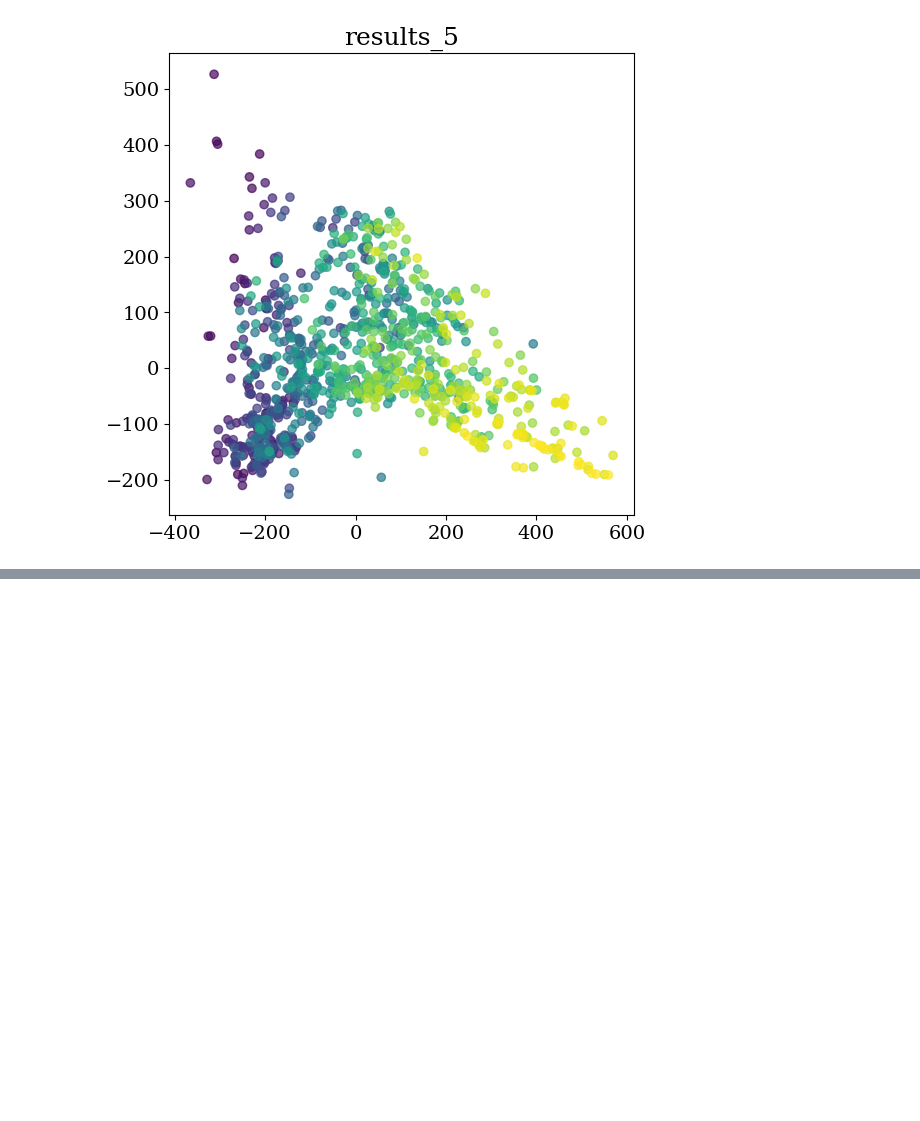
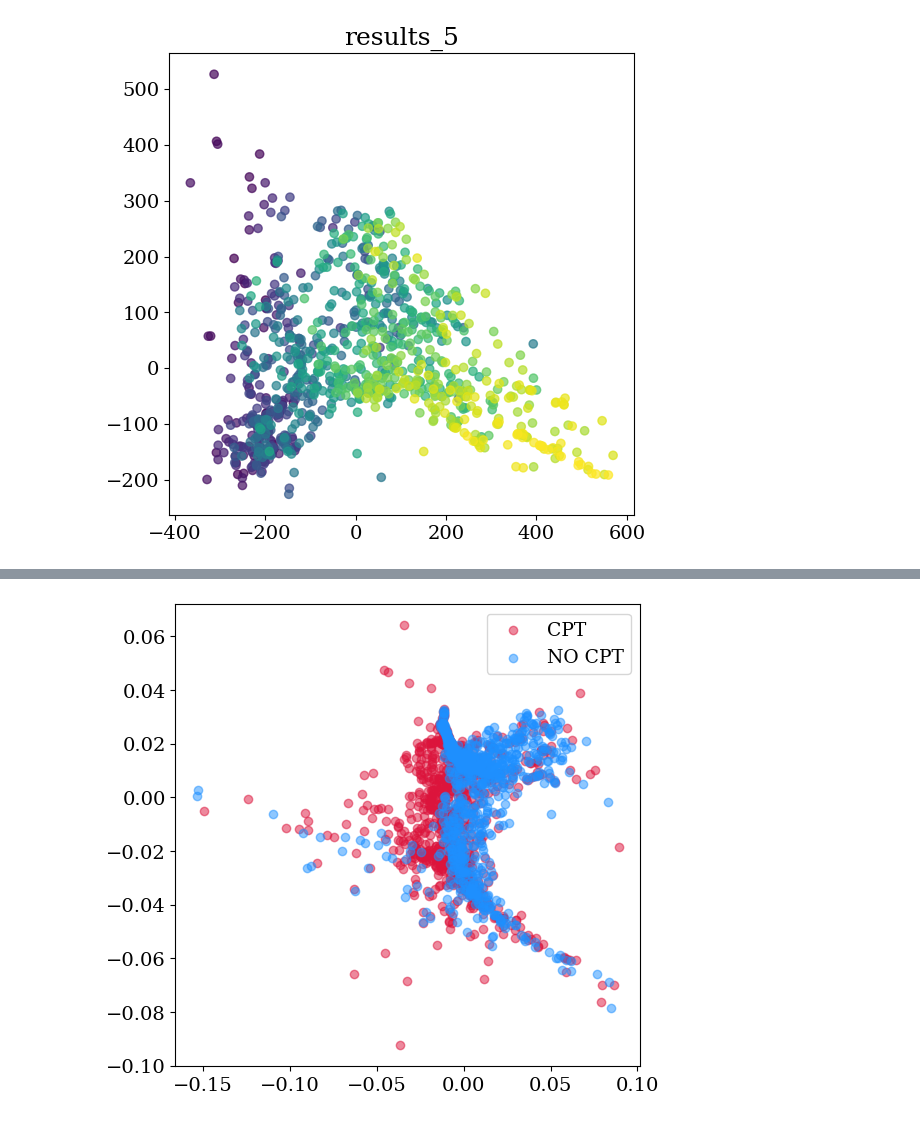
Before and after one commit to charlesaugdupont/cognitive-biases-endogenous-volatility, a Jupyter notebook: Embedding.ipynb, the cells around one changed output, grey strips where cells are left out. Saved outputs shown, nothing was run; the diff lists cells and outputs as text; code cells hidden in the pictures; blank space fills up the shorter version.

```diff
--- a/Embedding.ipynb
+++ b/Embedding.ipynb
@@ -320,0 +348,4 @@ embedding("A", False, "isomap", 0)
+# %%
+embedding_comparison(True, "lle")
+# %% [output]
+[figure, added]
```
Also changed, not shown: parts of 4 cells of this notebook.
